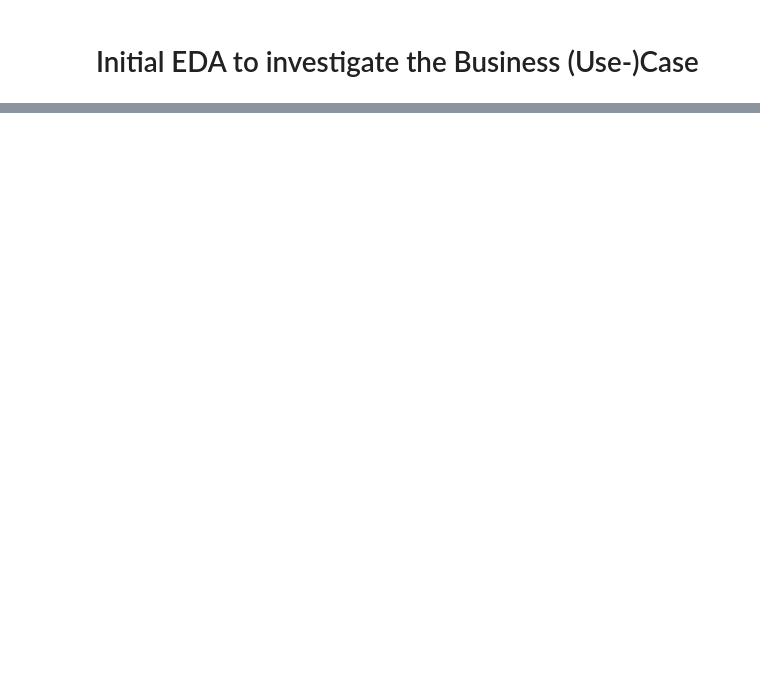
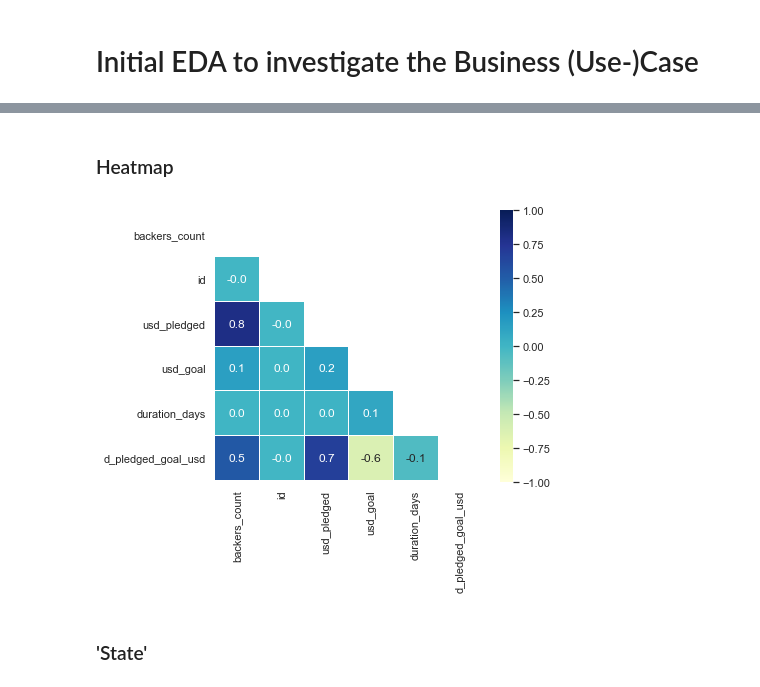
Before and after one commit to FischJunge/2020-ds-Project02-Kickstarter, a Jupyter notebook: 002_initial_eda.ipynb, the cells around one changed output, grey strips where cells are left out. Saved outputs shown, nothing was run; the diff lists cells and outputs as text; code cells hidden in the pictures; blank space fills up the shorter version.

```diff
--- a/002_initial_eda.ipynb
+++ b/002_initial_eda.ipynb
@@ -9,7 +9,19 @@ import glob
 # Visualisation
 import seaborn as sns
 import matplotlib.pyplot as plt
+
+# Global plot modification
 %matplotlib inline
+sns.set_theme(style="whitegrid")
+sns.set_palette('rainbow')
+
+#sns.set_theme(style="ticks", palette="pastel")
 # %%
-df = pd.read_csv('data/Kickstarter_merged.csv')
-df = df.drop(columns='Unnamed: 0', axis=1)
+# Read data set
+df = pd.read_csv('data/Kickstarter_cleaned.csv')
+
+# Drop column
+df = df.drop(['Unnamed: 0'], axis=1)
+
+# Show head
+df.head(2)
@@ -65,0 +39,17 @@ SyntaxError: invalid syntax (<ipython-input-7-38e9e33c87a8>, line 1)
+# %% [markdown]
+### Heatmap
+# %%
+# Calculate correlations
+corr = df.corr()
+
+# Plot heatmap
+mask = np.zeros_like(corr)
+mask[np.triu_indices_from(mask)] = True
+with sns.axes_style("white"):
+    f, ax = plt.subplots(figsize=(6, 5))
+    ax = sns.heatmap(corr, mask=mask, vmax=1, center=0, vmin=-1,
+                     square=True, annot=True, fmt='.1f', cmap='YlGnBu', linewidth=0.1);
+# %% [output]
+[figure, added]
+# %% [markdown]
+### 'State'
```
Also changed, not shown: parts of 24 cells of this notebook, 2 other files.
